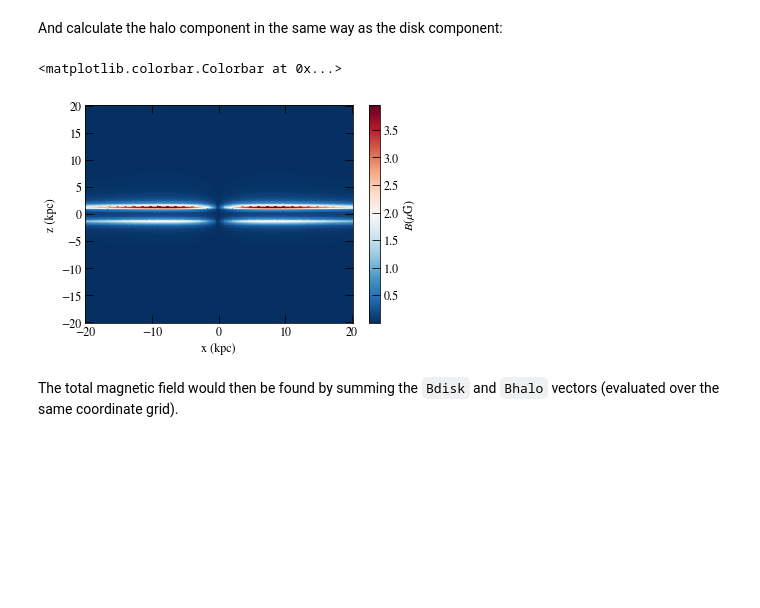
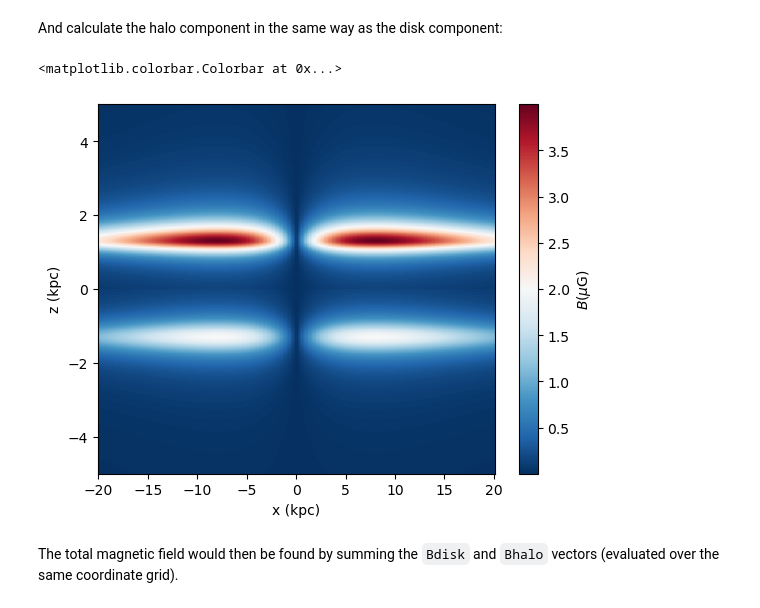
Before and after one commit to me-manu/gammaALPs, a Jupyter notebook: docs/tutorials/accessing_GMF_components.ipynb, the cells around one changed output. Cells and saved outputs as stored; diff of their text form; code cells hidden in the pictures; blank space fills up the shorter version.

```diff
--- a/docs/tutorials/accessing_GMF_components.ipynb
+++ b/docs/tutorials/accessing_GMF_components.ipynb
@@ -13,7 +13,7 @@ First we build 3D coordinate arrays in galactocentric cartesian ($x, y, z$) and
 # %%
 x = np.linspace(-20.,20.,300)
 y = np.linspace(-20.,20.,300)
-z = np.linspace(-20.,20.,300)
+z = np.arange(-5.,5.01,0.01)
 xx, yy, zz = np.meshgrid(x, y, z, indexing = 'ij')
 
 rr = np.sqrt(xx ** 2. + yy ** 2.) # rho component
@@ -63,15 +63,15 @@ for i,xi in enumerate(xx[:,idy,:]):
     # returns (3,N),(N) tuple, first entry is field, second entry is abs value
     b = pshirkov.Bhalo(rho=np.sqrt(xi**2. + y[idy]**2.),
                        z=zz[i,idy,:])
-    Bhalo[:,i] = b[1]
+    Bhalo[i,:] = b[1]
 # %%
-im = plt.pcolormesh(xx[:,idy,:], zz[:,idy,:], Bhalo.T, cmap=plt.cm.RdBu_r, shading='auto')
+im = plt.pcolormesh(xx[:,idy,:], zz[:,idy,:], Bhalo, cmap=plt.cm.RdBu_r, shading='auto')
 plt.xlabel('x (kpc)')
 plt.ylabel('z (kpc)')
 plt.colorbar(im, label = '$B (\mu\mathrm{G})$')
 # %% [output]
 <matplotlib.colorbar.Colorbar at 0x...>
-[figure, old version]
+[figure, new version]
 # %% [markdown]
 The total magnetic field would then be found by summing the `Bdisk` and `Bhalo` vectors (evaluated over the same coordinate grid).
 # %% [markdown]
```
Also changed, not shown: parts of 9 cells of this notebook, 11 other files.
